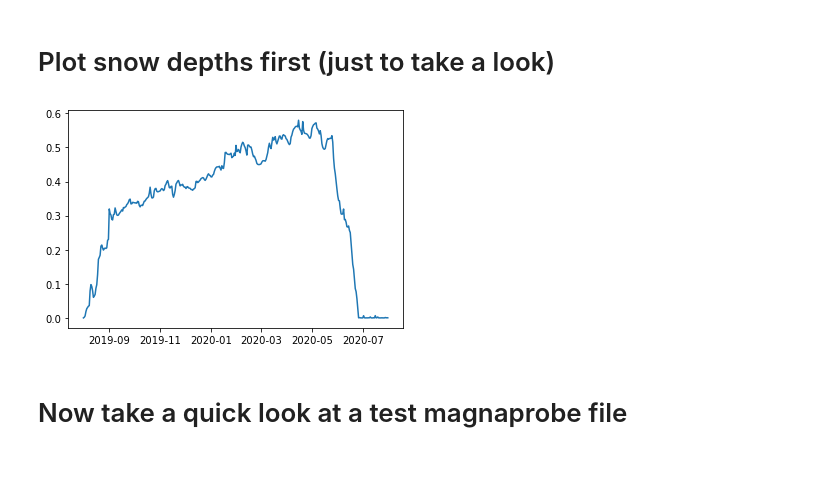
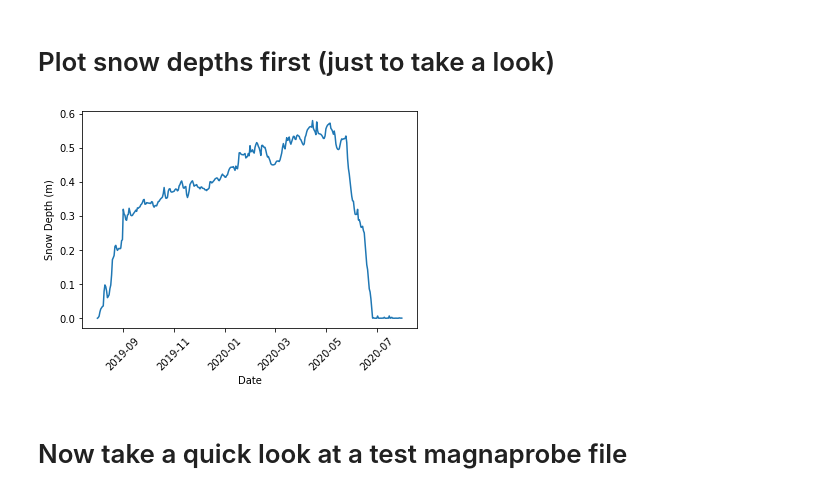
Before and after one commit to robbiemallett/SnowModel_nearest_Polarstern, a Jupyter notebook: compare_SM_to_magna.ipynb, the cells around one changed output. Drawn from its saved outputs; the diff is of its cells as text; code cells hidden in the pictures; blank space fills up the shorter version.

```diff
--- a/compare_SM_to_magna.ipynb
+++ b/compare_SM_to_magna.ipynb
@@ -8,17 +8,21 @@ import matplotlib.pyplot as plt
 # %%
 SM_df = pd.read_csv('Output.csv')
 
 # Make a list of python datetime objects
 
 sm_dates = [datetime.datetime.strptime(t,"%Y-%m-%d") for t in SM_df['Date']]
 
 # Plot the depths against the datetime objects
 
 plt.plot(sm_dates, SM_df['Depth'])
 
+plt.ylabel('Snow Depth (m)')
+plt.xlabel('Date')
+plt.xticks(rotation=45)
+
 plt.show()
 # %% [output]
-[figure, old version]
+[figure, new version]
 # %% [markdown]
 # Now take a quick look at a test magnaprobe file
 # %%
```
Also changed, not shown: parts of 4 cells of this notebook.
